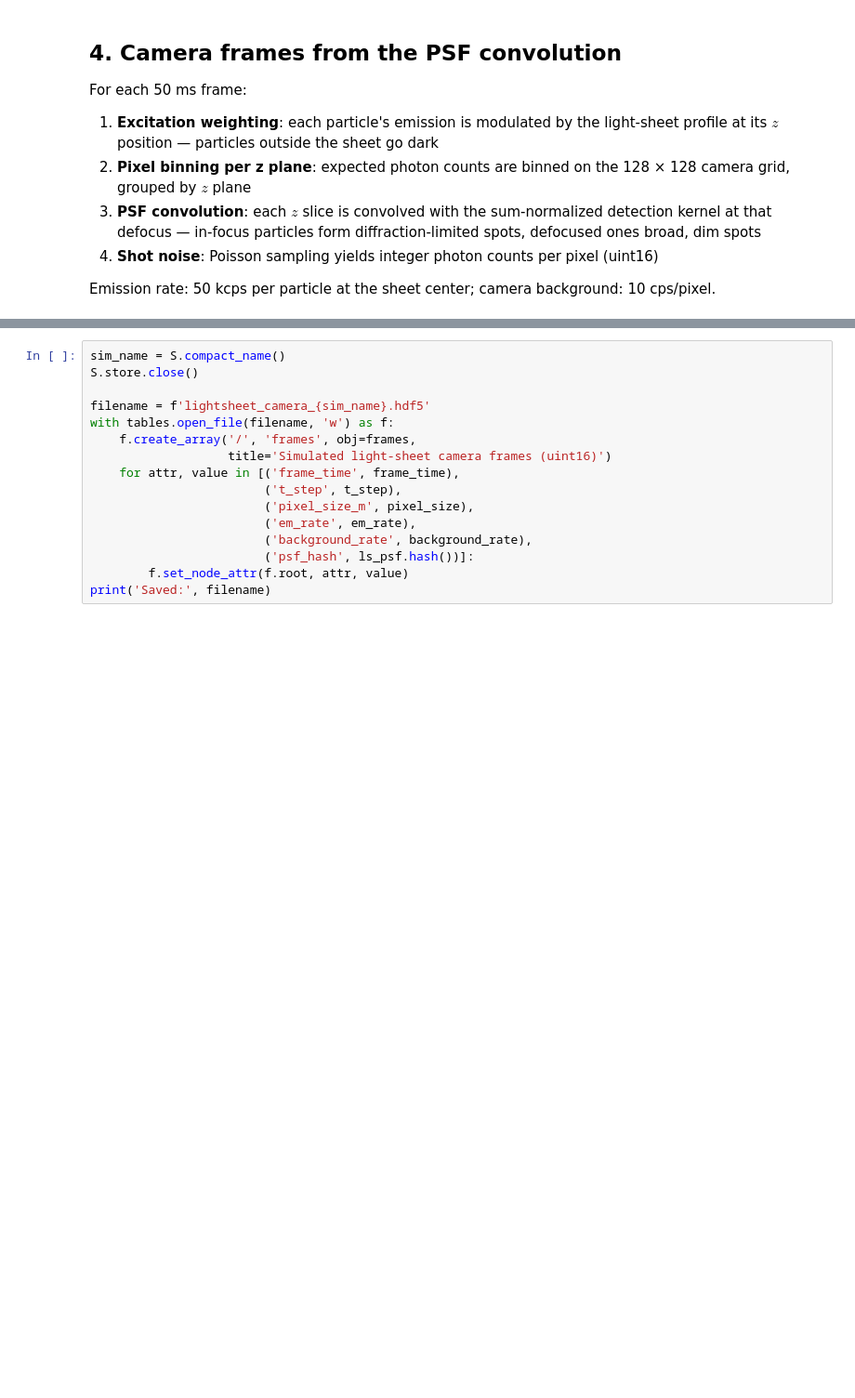
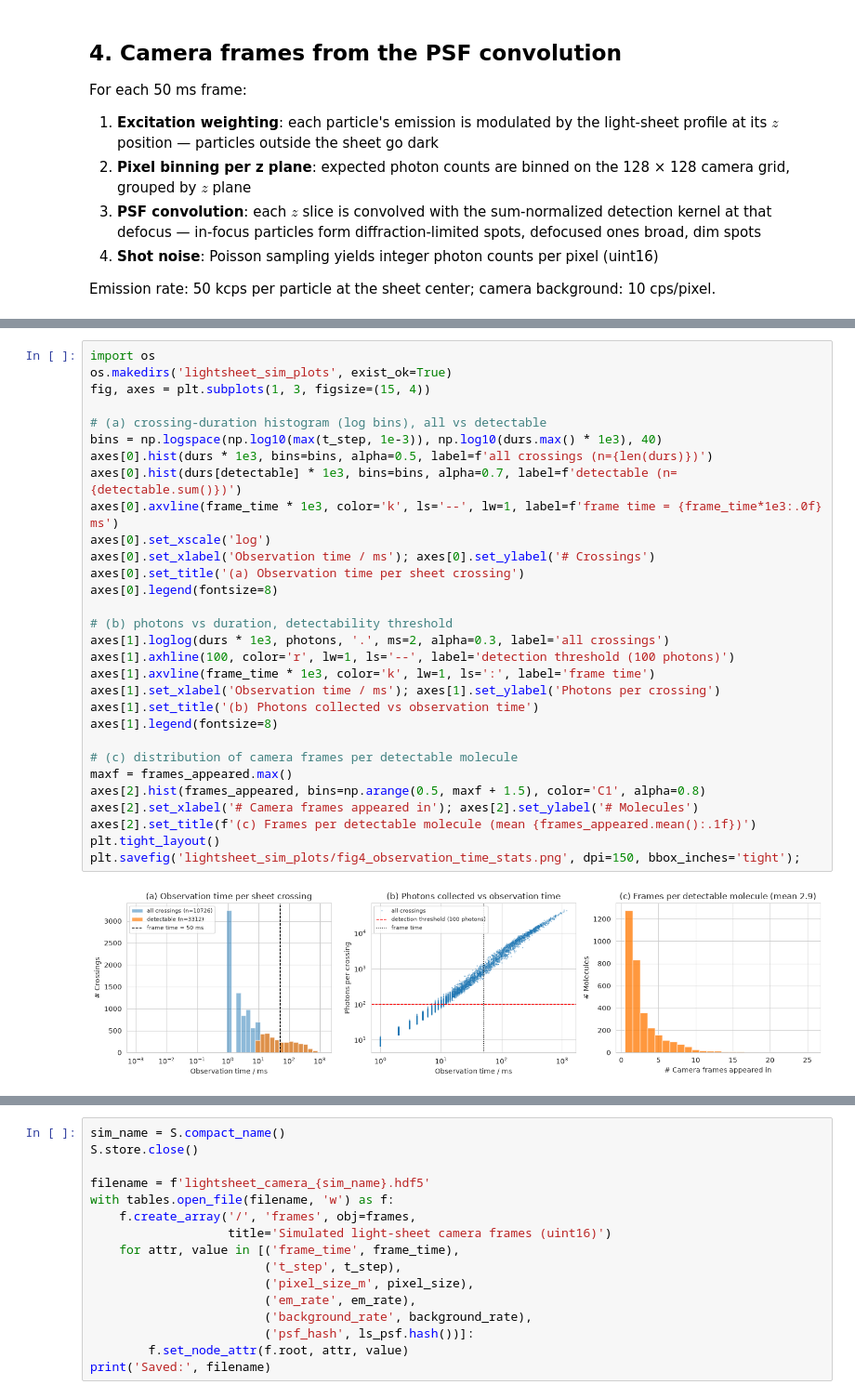
Before and after one commit to Tomkaehst/H2MM-FRET-Blinking, a Jupyter notebook: 5_LightSheet_Camera_Simulation.ipynb, the cells around one changed output, grey strips where cells are left out. Shown at 93% size. Cells and saved outputs as stored; diff of their text form; blank space fills up the shorter version.

```diff
--- a/5_LightSheet_Camera_Simulation.ipynb
+++ b/5_LightSheet_Camera_Simulation.ipynb
@@ -290 +331,33 @@ plt.savefig('lightsheet_sim_plots/fig3_intensity_stats.png', dpi=150, bbox_inche
+# %%
+import os
+os.makedirs('lightsheet_sim_plots', exist_ok=True)
+fig, axes = plt.subplots(1, 3, figsize=(15, 4))
+
+# (a) crossing-duration histogram (log bins), all vs detectable
+bins = np.logspace(np.log10(max(t_step, 1e-3)), np.log10(durs.max() * 1e3), 40)
+axes[0].hist(durs * 1e3, bins=bins, alpha=0.5, label=f'all crossings (n={len(durs)})')
+axes[0].hist(durs[detectable] * 1e3, bins=bins, alpha=0.7, label=f'detectable (n={detectable.sum()})')
+axes[0].axvline(frame_time * 1e3, color='k', ls='--', lw=1, label=f'frame time = {frame_time*1e3:.0f} ms')
+axes[0].set_xscale('log')
+axes[0].set_xlabel('Observation time / ms'); axes[0].set_ylabel('# Crossings')
+axes[0].set_title('(a) Observation time per sheet crossing')
+axes[0].legend(fontsize=8)
+
+# (b) photons vs duration, detectability threshold
+axes[1].loglog(durs * 1e3, photons, '.', ms=2, alpha=0.3, label='all crossings')
+axes[1].axhline(100, color='r', lw=1, ls='--', label='detection threshold (100 photons)')
+axes[1].axvline(frame_time * 1e3, color='k', lw=1, ls=':', label='frame time')
+axes[1].set_xlabel('Observation time / ms'); axes[1].set_ylabel('Photons per crossing')
+axes[1].set_title('(b) Photons collected vs observation time')
+axes[1].legend(fontsize=8)
+
+# (c) distribution of camera frames per detectable molecule
+maxf = frames_appeared.max()
+axes[2].hist(frames_appeared, bins=np.arange(0.5, maxf + 1.5), color='C1', alpha=0.8)
+axes[2].set_xlabel('# Camera frames appeared in'); axes[2].set_ylabel('# Molecules')
+axes[2].set_title(f'(c) Frames per detectable molecule (mean {frames_appeared.mean():.1f})')
+plt.tight_layout()
+plt.savefig('lightsheet_sim_plots/fig4_observation_time_stats.png', dpi=150, bbox_inches='tight');
+# %% [output]
+[figure, added]
 # %% [markdown]
```
Also changed, not shown: parts of 9 cells of this notebook, 4 other files.
